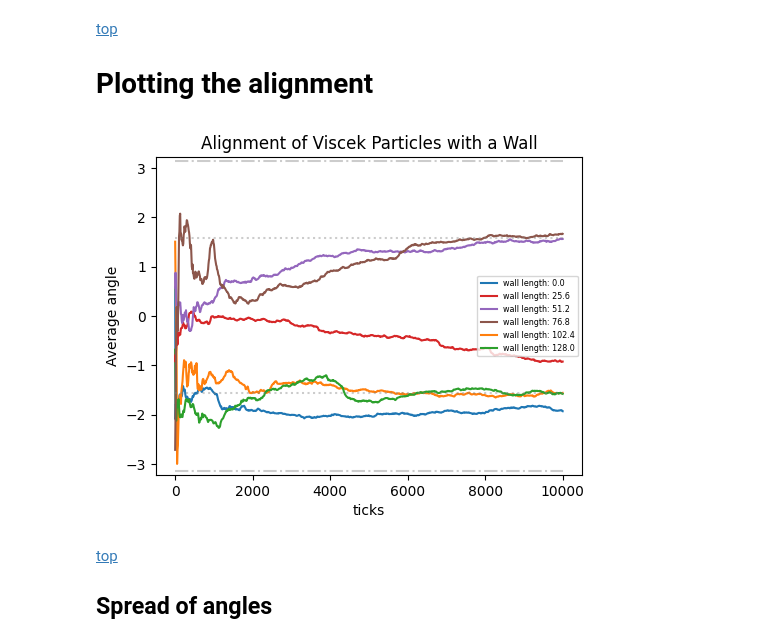
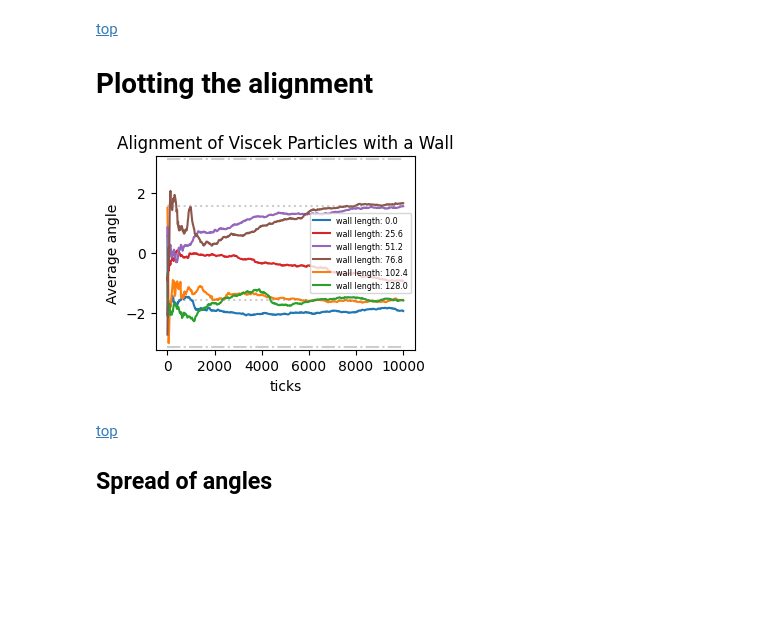
Before and after one commit to RoryTidmarsh/WettingRobots, a Jupyter notebook: wall implemetation/wall_size_experiment/reading_npz.ipynb, the cells around one changed output. Saved outputs shown, nothing was run; the diff lists cells and outputs as text; code cells hidden in the pictures; blank space fills up the shorter version.

```diff
--- a/wall implemetation/wall_size_experiment/reading_npz.ipynb
+++ b/wall implemetation/wall_size_experiment/reading_npz.ipynb
@@ -97,7 +99,7 @@ simulations[0]
 [top](#top)
 # Plotting the alignment
 # %%
-text_width = 5.5
+text_width = 8.5/2.54
 fig_width = text_width
 fig_height = 0.75* fig_width
 fig, ax = plt.subplots(figsize=(fig_width, fig_height))
@@ -111,34 +113,34 @@ for simulation in simulations[6*iteration:6*(1+iteration)]:
     steps = simulation["steps"]
     alignment_average_frames = simulation["alignment_average"]
     rho = simulation["rho"]
     eta = simulation["eta"]
 
     times = np.arange(0,steps +1, alignment_average_frames)
     line = ax.plot(times, angle, label = f"wall length: {simulation['wall length']:.1f}")[0]
     lines.append(line)
     wall_lengths.append(simulation["wall length"])
 # Sort the lines based on wall lengths
 sorted_indices = np.argsort(wall_lengths)
 sorted_lines = [lines[i] for i in sorted_indices]
 sorted_labels = [f"wall length: {wall_lengths[i]:.1f}" for i in sorted_indices]
 
 ax.set_ylim(-3.22,3.22)
 ax.legend(sorted_lines, sorted_labels, fontsize="xx-small", loc = "center right")
 ax.plot([0,times.max()],[-np.pi, -np.pi], linestyle = "-.", color = "grey", alpha = 0.4) ## Lower angle limit
 ax.plot([0,times.max()],[np.pi, np.pi], linestyle = "-.", color = "grey", alpha = 0.4) ## Upper angle limit
 ax.plot([0,times.max()],[np.pi/2, np.pi/2], linestyle = "dotted", color = "grey", alpha = 0.4) ## Upper angle limit
 ax.plot([0,times.max()],[-np.pi/2, -np.pi/2], linestyle = "dotted", color = "grey", alpha = 0.4) ## Upper angle limit
 ax.set_xlabel("ticks")
 ax.set_ylabel("Average angle")
 ax.set_title("Alignment of Viscek Particles with a Wall")
 
 filename = f"alignment_rho={rho}_{steps}.png"
 figures_dir = os.getcwd() + "/figures"
 filepath = os.path.join(figures_dir, filename)
 plt.savefig(filepath, dpi=300, bbox_inches='tight')  # Adjust dpi and bbox_inches as needed
 plt.show()
 # %% [output]
-[figure, old version]
+[figure, new version]
 # %% [markdown]
 <a id = "spread"></a>
 [top](#top)
```
Also changed, not shown: parts of 23 cells of this notebook, 2 other files.
